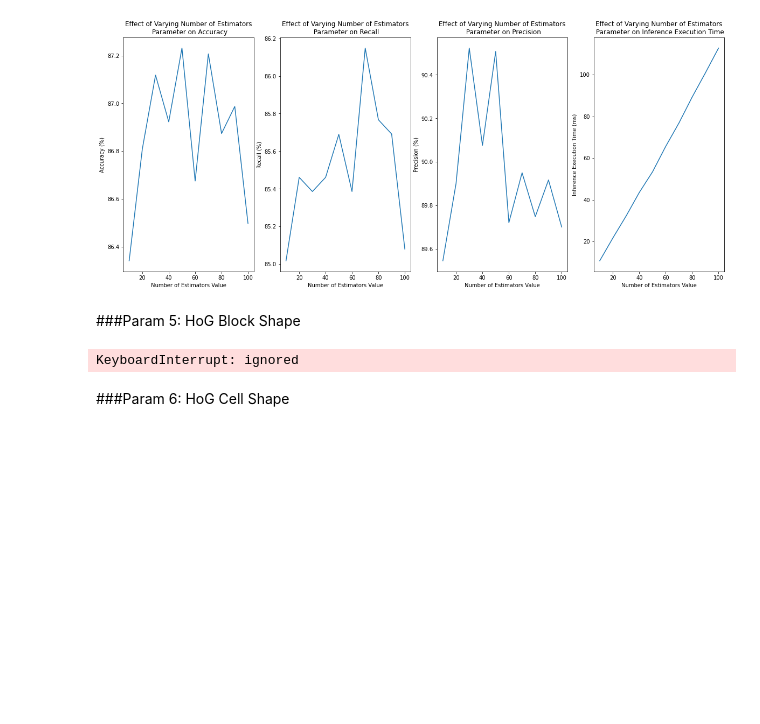
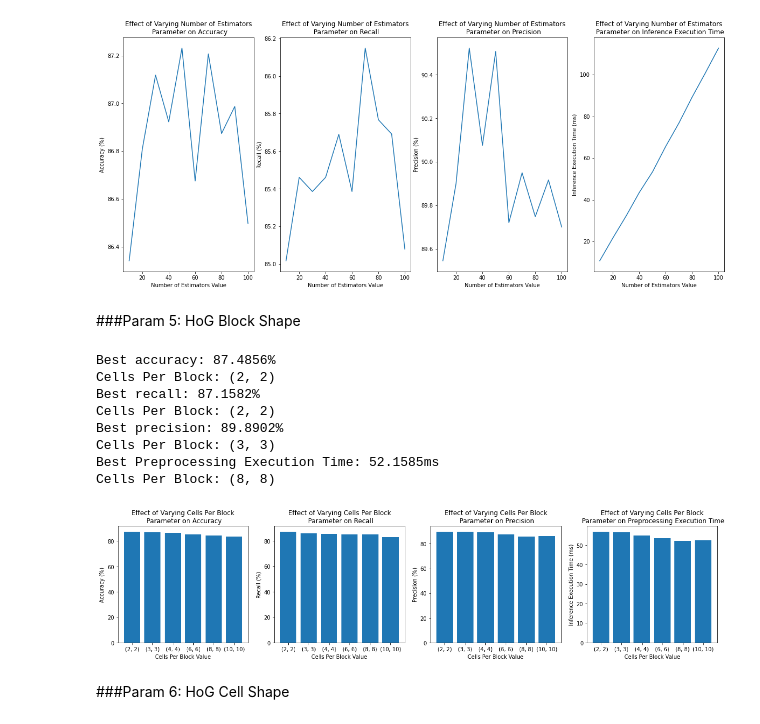
Before and after one commit to chrismartel/ECSE415-Project-G7, a Jupyter notebook: classification/classification.ipynb, the cells around one changed output. Cells and saved outputs as stored; diff of their text form; code cells hidden in the pictures; blank space fills up the shorter version.

```diff
--- a/classification/classification.ipynb
+++ b/classification/classification.ipynb
@@ -1345,7 +1324,7 @@ pixels_per_cell = (8,8) # number of pixels per cell
 # SVM parameters
 bagging = False
 n_estimators = 1
-C = 10
+C = 3
 
 param_range = [(2,2),(3,3),(4,4), (6,6), (8,8), (10,10)]
 
@@ -1384,34 +1363,42 @@ fig.set_figwidth(20)
 # Plot Accuracy
 axes[0].bar(param_range_str,accuracies)
 axes[0].set_title("Effect of Varying {param_name}\n Parameter on Accuracy".format(param_name=param_name))
 axes[0].set_xlabel("{param_name} Value".format(param_name=param_name))
 axes[0].set_ylabel("Accuracy (%)")
 print("Best accuracy: {acc:.4f}%\n{param_name}: {param}".format(acc=np.max(accuracies), param=param_range_str[np.argmax(accuracies)], param_name=param_name))
 
 # Plot Recall
 axes[1].bar(param_range_str,recalls)
 axes[1].set_title("Effect of Varying {param_name}\n Parameter on Recall".format(param_name=param_name))
 axes[1].set_xlabel("{param_name} Value".format(param_name=param_name))
 axes[1].set_ylabel("Recall (%)")
 print("Best recall: {rec:.4f}%\n{param_name}: {param}".format(rec=np.max(recalls), param=param_range_str[np.argmax(recalls)],param_name=param_name))
 
 # Plot Precision
 axes[2].bar(param_range_str,precisions)
 axes[2].set_title("Effect of Varying {param_name}\n Parameter on Precision".format(param_name=param_name))
 axes[2].set_xlabel("{param_name} Value".format(param_name=param_name))
 axes[2].set_ylabel("Precision (%)")
 print("Best precision: {prec:.4f}%\n{param_name}: {param}".format(prec=np.max(precisions), param=param_range_str[np.argmax(precisions)], param_name=param_name))
 
 # Plot Inference Execution Time
 axes[3].bar(param_range_str,1000*preprocessing_exec_times)
 axes[3].set_title("Effect of Varying {param_name}\n Parameter on Preprocessing Execution Time".format(param_name=param_name))
 axes[3].set_xlabel("{param_name} Value".format(param_name=param_name))
 axes[3].set_ylabel("Inference Execution Time (ms)")
 print("Best Preprocessing Execution Time: {exec:.4f}ms\n{param_name}: {param}".format(exec=1000*np.min(preprocessing_exec_times), param=param_range_str[np.argmin(preprocessing_exec_times)], param_name=param_name))
 
 plt.show()
 # %% [output]
-KeyboardInterrupt: ignored
+Best accuracy: 87.4856%
+Cells Per Block: (2, 2)
+Best recall: 87.1582%
+Cells Per Block: (2, 2)
+Best precision: 89.8902%
+Cells Per Block: (3, 3)
+Best Preprocessing Execution Time: 52.1585ms
+Cells Per Block: (8, 8)
+[figure, added]
 # %% [markdown]
 ###Param 6: HoG Cell Shape
 # %%
```
Also changed, not shown: parts of 5 cells of this notebook.
